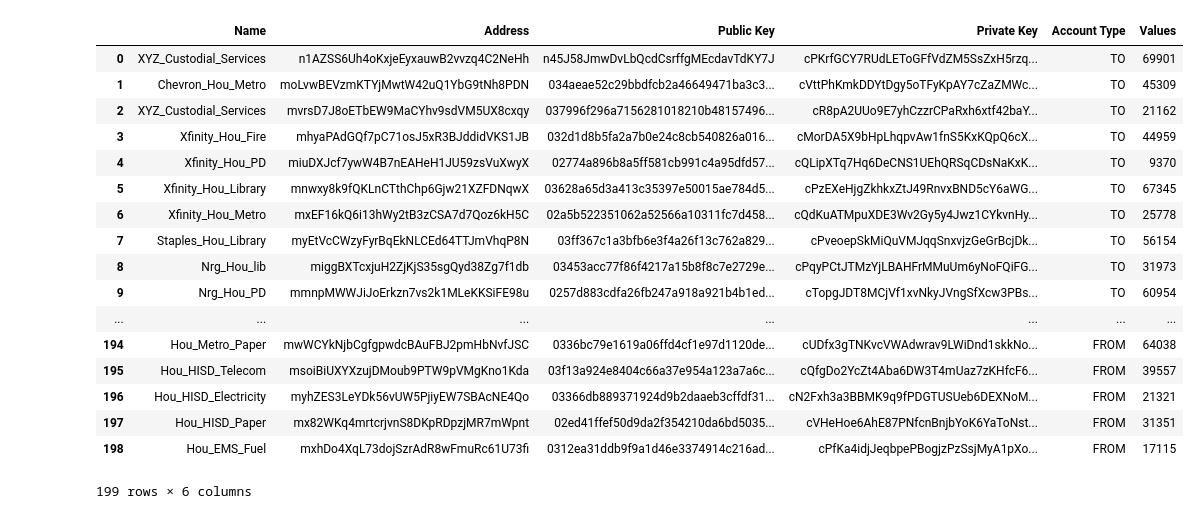
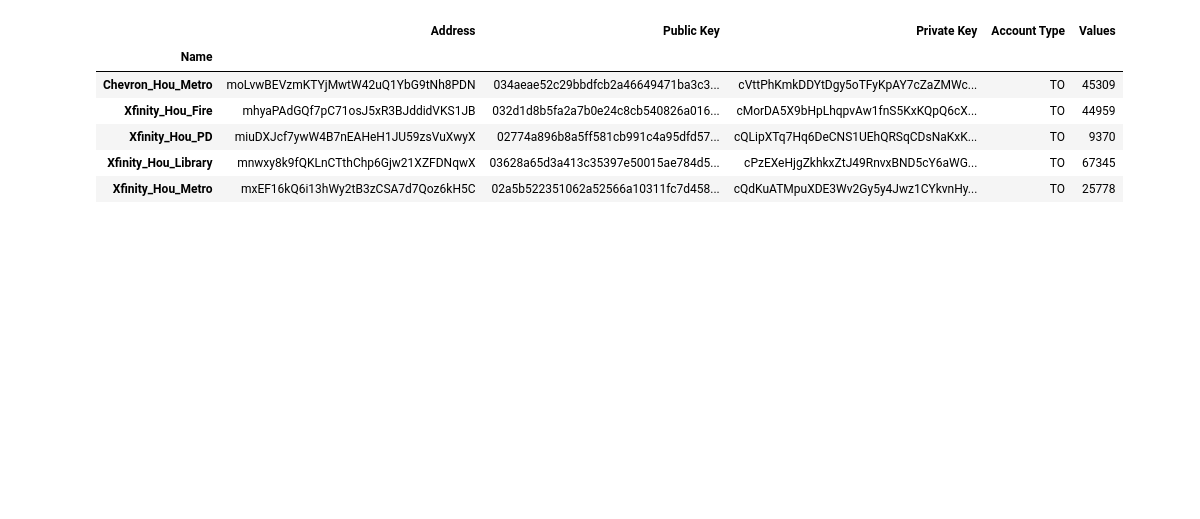
Before and after one commit to Borna024/Project3, a Jupyter notebook: Address_Validation.ipynb, the cells around one changed output. Drawn from its saved outputs; the diff is of its cells as text; code cells hidden in the pictures; blank space fills up the shorter version.

Commit message:
multi file validation an Bitcoin validation code
Validating data files to make sure that original data has not been altered during this processes.

```diff
--- a/Address_Validation.ipynb
+++ b/Address_Validation.ipynb
@@ -3,7 +3,7 @@ import pandas as pd
 import numpy as np
 # %%
 #read in csv
-df = pd.read_csv('TestNet_Keys_Adress.csv')#, index_col=0)
+df = pd.read_csv('TestNet_Keys_Adress.csv', index_col=0)
 #check dataframe
 df
 # %% [output]
@@ -67,22 +58,11 @@ Name: Address, Length: 199, dtype: bool
 # %%
-#drop all invalid rows NOTE: false Addresses not included,
-df[df["Address"].apply(check_bc)]
+#drop all invalid rows in data drame NOTE: false Addresses not included.
+df[df["Address"].apply(check_bc)].head()
 # %% [output]
-|  | Name | Address | Public Key | Private Key | Account Type | Values |
-| 0 | XYZ_Custodial_Services | n1AZSS6Uh4oKxjeEyxauwB2vvzq4C2NeHh | n45J58JmwDvLbQcdCsrffgMEcdavTdKY7J | cPKrfGCY7RUdLEToGFfVdZM5SsZxH5rzq... | TO | 69901 |
-| 1 | Chevron_Hou_Metro | moLvwBEVzmKTYjMwtW42uQ1YbG9tNh8PDN | 034aeae52c29bbdfcb2a46649471ba3c3... | cVttPhKmkDDYtDgy5oTFyKpAY7cZaZMWc... | TO | 45309 |
-| 2 | XYZ_Custodial_Services | mvrsD7J8oETbEW9MaCYhv9sdVM5UX8cxqy | 037996f296a7156281018210b48157496... | cR8pA2UUo9E7yhCzzrCPaRxh6xtf42baY... | TO | 21162 |
-| 3 | Xfinity_Hou_Fire | mhyaPAdGQf7pC71osJ5xR3BJddidVKS1JB | 032d1d8b5fa2a7b0e24c8cb540826a016... | cMorDA5X9bHpLhqpvAw1fnS5KxKQpQ6cX... | TO | 44959 |
-| 4 | Xfinity_Hou_PD | miuDXJcf7ywW4B7nEAHeH1JU59zsVuXwyX | 02774a896b8a5ff581cb991c4a95dfd57... | cQLipXTq7Hq6DeCNS1UEhQRSqCDsNaKxK... | TO | 9370 |
-| 5 | Xfinity_Hou_Library | mnwxy8k9fQKLnCTthChp6Gjw21XZFDNqwX | 03628a65d3a413c35397e50015ae784d5... | cPzEXeHjgZkhkxZtJ49RnvxBND5cY6aWG... | TO | 67345 |
-| 6 | Xfinity_Hou_Metro | mxEF16kQ6i13hWy2tB3zCSA7d7Qoz6kH5C | 02a5b522351062a52566a10311fc7d458... | cQdKuATMpuXDE3Wv2Gy5y4Jwz1CYkvnHy... | TO | 25778 |
-| 7 | Staples_Hou_Library | myEtVcCWzyFyrBqEkNLCEd64TTJmVhqP8N | 03ff367c1a3bfb6e3f4a26f13c762a829... | cPveoepSkMiQuVMJqqSnxvjzGeGrBcjDk... | TO | 56154 |
-| 8 | Nrg_Hou_lib | miggBXTcxjuH2ZjKjS35sgQyd38Zg7f1db | 03453acc77f86f4217a15b8f8c7e2729e... | cPqyPCtJTMzYjLBAHFrMMuUm6yNoFQiFG... | TO | 31973 |
-| 9 | Nrg_Hou_PD | mmnpMWWJiJoErkzn7vs2k1MLeKKSiFE98u | 0257d883cdfa26fb247a918a921b4b1ed... | cTopgJDT8MCjVf1xvNkyJVngSfXcw3PBs... | TO | 60954 |
-| ... | ... | ... | ... | ... | ... | ... |
-| 194 | Hou_Metro_Paper | mwWCYkNjbCgfgpwdcBAuFBJ2pmHbNvfJSC | 0336bc79e1619a06ffd4cf1e97d1120de... | cUDfx3gTNKvcVWAdwrav9LWiDnd1skkNo... | FROM | 64038 |
-| 195 | Hou_HISD_Telecom | msoiBiUXYXzujDMoub9PTW9pVMgKno1Kda | 03f13a924e8404c66a37e954a123a7a6c... | cQfgDo2YcZt4Aba6DW3T4mUaz7zKHfcF6... | FROM | 39557 |
-| 196 | Hou_HISD_Electricity | myhZES3LeYDk56vUW5PjiyEW7SBAcNE4Qo | 03366db889371924d9b2daaeb3cffdf31... | cN2Fxh3a3BBMK9q9fPDGTUSUeb6DEXNoM... | FROM | 21321 |
-| 197 | Hou_HISD_Paper | mx82WKq4mrtcrjvnS8DKpRDpzjMR7mWpnt | 02ed41ffef50d9da2f354210da6bd5035... | cVHeHoe6AhE87PNfcnBnjbYoK6YaToNst... | FROM | 31351 |
-| 198 | Hou_EMS_Fuel | mxhDo4XqL73dojSzrAdR8wFmuRc61U73fi | 0312ea31ddb9f9a1d46e3374914c216ad... | cPfKa4idjJeqbpePBogjzPzSsjMyA1pXo... | FROM | 17115 |
+|  | Address | Public Key | Private Key | Account Type | Values |
+| Name |  |  |  |  |  |
+| Chevron_Hou_Metro | moLvwBEVzmKTYjMwtW42uQ1YbG9tNh8PDN | 034aeae52c29bbdfcb2a46649471ba3c3... | cVttPhKmkDDYtDgy5oTFyKpAY7cZaZMWc... | TO | 45309 |
+| Xfinity_Hou_Fire | mhyaPAdGQf7pC71osJ5xR3BJddidVKS1JB | 032d1d8b5fa2a7b0e24c8cb540826a016... | cMorDA5X9bHpLhqpvAw1fnS5KxKQpQ6cX... | TO | 44959 |
+| Xfinity_Hou_PD | miuDXJcf7ywW4B7nEAHeH1JU59zsVuXwyX | 02774a896b8a5ff581cb991c4a95dfd57... | cQLipXTq7Hq6DeCNS1UEhQRSqCDsNaKxK... | TO | 9370 |
+| Xfinity_Hou_Library | mnwxy8k9fQKLnCTthChp6Gjw21XZFDNqwX | 03628a65d3a413c35397e50015ae784d5... | cPzEXeHjgZkhkxZtJ49RnvxBND5cY6aWG... | TO | 67345 |
+| Xfinity_Hou_Metro | mxEF16kQ6i13hWy2tB3zCSA7d7Qoz6kH5C | 02a5b522351062a52566a10311fc7d458... | cQdKuATMpuXDE3Wv2Gy5y4Jwz1CYkvnHy... | TO | 25778 |
-199 rows × 6 columns
```
Also changed, not shown: parts of 2 cells of this notebook, 1 other file.
